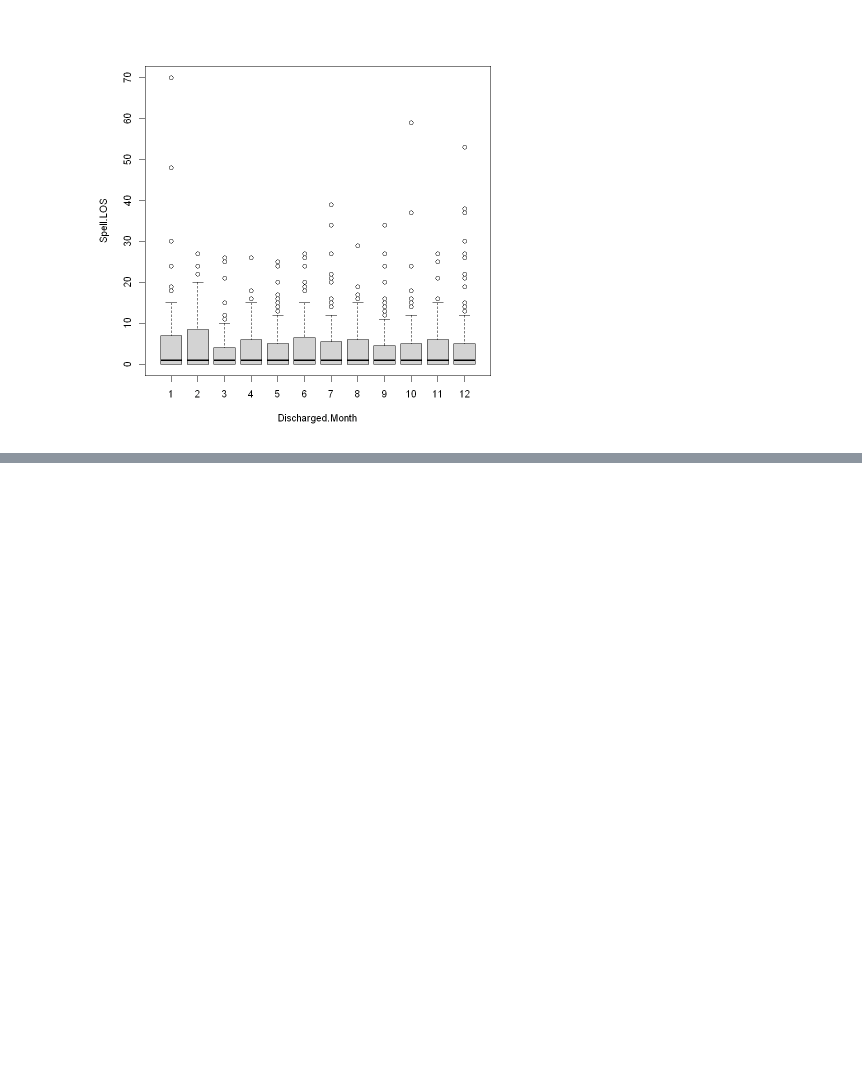
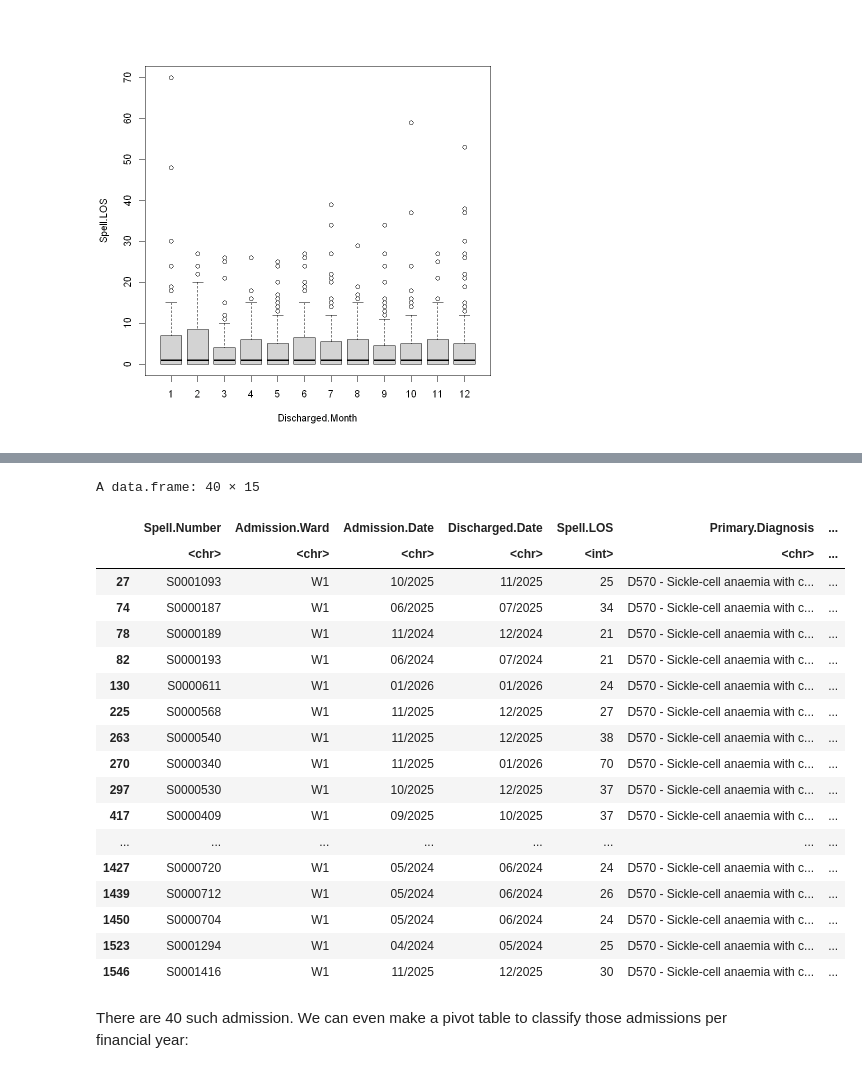
Before and after one commit to tinyuhui/training, a Jupyter notebook: worked_example.ipynb, the cells around one changed output, grey strips where cells are left out. Saved outputs shown, nothing was run; the diff lists cells and outputs as text; code cells hidden in the pictures; blank space fills up the shorter version.

```diff
--- a/worked_example.ipynb
+++ b/worked_example.ipynb
@@ -265 +280,26 @@ boxplot(Spell.LOS~Discharged.Month, data=Admission_with_Discharge)
+# %%
+# SUBSET THE DATA FRAME WHOSE Spell.LOS IS 21 OR MORE
+Admission_with_Discharge[Admission_with_Discharge$Spell.LOS>=21,]
+# %% [output]
+A data.frame: 40 × 15
+|  | Spell.Number | Admission.Ward | Admission.Date | Discharged.Date | Spell.LOS | Primary.Diagnosis | ... |
+|  | <chr> | <chr> | <chr> | <chr> | <int> | <chr> | ... |
+| 27 | S0001093 | W1 | 10/2025 | 11/2025 | 25 | D570 - Sickle-cell anaemia with c... | ... |
+| 74 | S0000187 | W1 | 06/2025 | 07/2025 | 34 | D570 - Sickle-cell anaemia with c... | ... |
+| 78 | S0000189 | W1 | 11/2024 | 12/2024 | 21 | D570 - Sickle-cell anaemia with c... | ... |
+| 82 | S0000193 | W1 | 06/2024 | 07/2024 | 21 | D570 - Sickle-cell anaemia with c... | ... |
+| 130 | S0000611 | W1 | 01/2026 | 01/2026 | 24 | D570 - Sickle-cell anaemia with c... | ... |
+| 225 | S0000568 | W1 | 11/2025 | 12/2025 | 27 | D570 - Sickle-cell anaemia with c... | ... |
+| 263 | S0000540 | W1 | 11/2025 | 12/2025 | 38 | D570 - Sickle-cell anaemia with c... | ... |
+| 270 | S0000340 | W1 | 11/2025 | 01/2026 | 70 | D570 - Sickle-cell anaemia with c... | ... |
+| 297 | S0000530 | W1 | 10/2025 | 12/2025 | 37 | D570 - Sickle-cell anaemia with c... | ... |
+| 417 | S0000409 | W1 | 09/2025 | 10/2025 | 37 | D570 - Sickle-cell anaemia with c... | ... |
+| ... | ... | ... | ... | ... | ... | ... | ... |
+| 1427 | S0000720 | W1 | 05/2024 | 06/2024 | 24 | D570 - Sickle-cell anaemia with c... | ... |
+| 1439 | S0000712 | W1 | 05/2024 | 06/2024 | 26 | D570 - Sickle-cell anaemia with c... | ... |
+| 1450 | S0000704 | W1 | 05/2024 | 06/2024 | 24 | D570 - Sickle-cell anaemia with c... | ... |
+| 1523 | S0001294 | W1 | 04/2024 | 05/2024 | 25 | D570 - Sickle-cell anaemia with c... | ... |
+| 1546 | S0001416 | W1 | 11/2025 | 12/2025 | 30 | D570 - Sickle-cell anaemia with c... | ... |
+# %% [markdown]
+There are 40 such admission. We can even make a pivot table to classify those admissions per financial year:
 # %%
```
Also changed, not shown: parts of 11 cells of this notebook.
